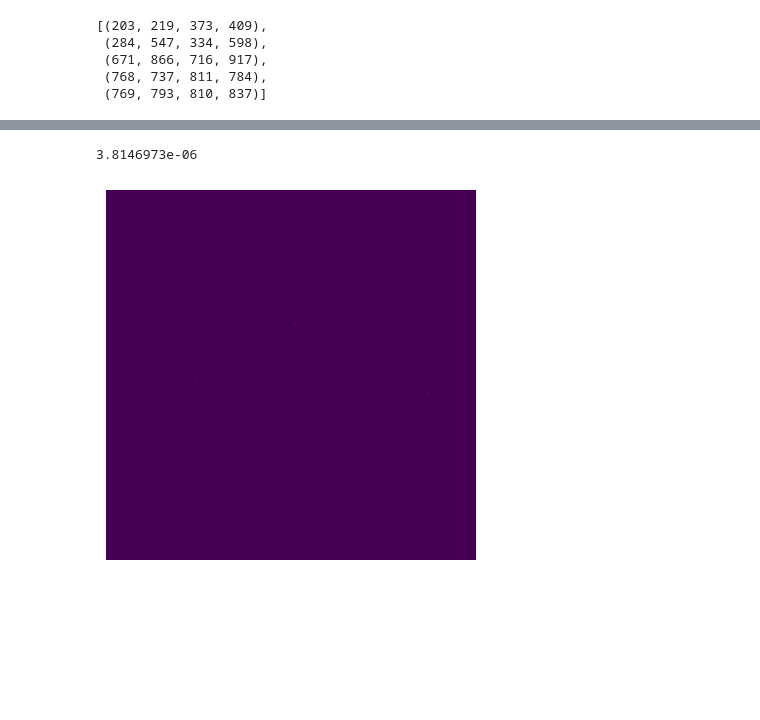
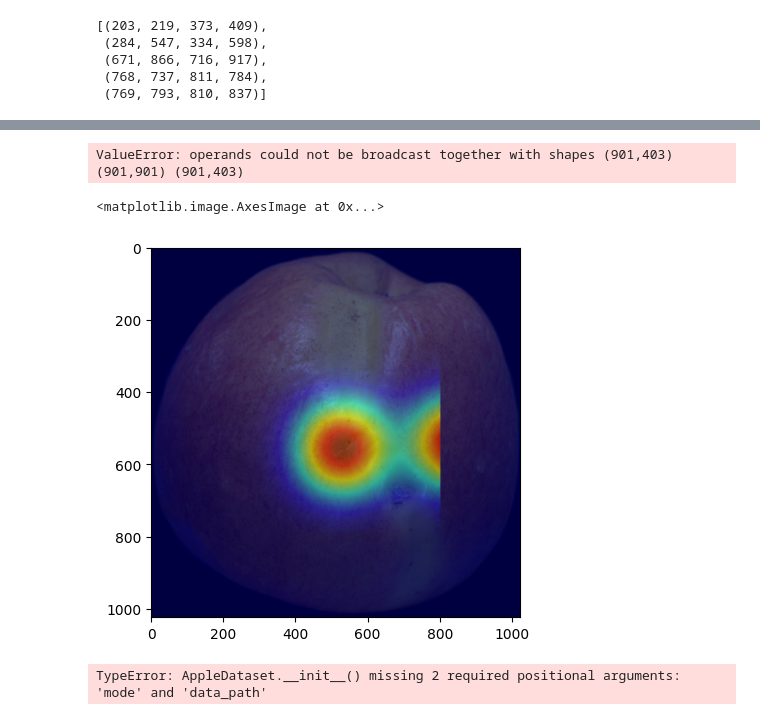
Before and after one commit to nbngochan/gaussian-apple, a Jupyter notebook: visualize.ipynb, the cells around one changed output, grey strips where cells are left out. Saved outputs shown, nothing was run; the diff lists cells and outputs as text; code cells hidden in the pictures; blank space fills up the shorter version.

```diff
--- a/visualize.ipynb
+++ b/visualize.ipynb
@@ -116,5 +124,5 @@ plt.show()
 # %%
-def get_density_map(image_name='23945062_20211025_201041_669.jpg', factor=3):
+def get_density_map(image_name='23945062_20211025_200907_668.jpg', factor=10):
 
     # Load image, init density map, get coords etc.
     image = cv2.imread(f'{IMAGE_FOLDER}{image_name}')
@@ -128,23 +136,30 @@ def get_density_map(image_name='23945062_20211025_201041_669.jpg', factor=3):
         h = y2 - y1
 
         # Create 2D kernel
-        kernel_size = (h, w)
-
-        kernel = quartic(kernel_size)
+        kernel = triweight(max(h, w), factor)
+        if h > w:
+            kernel = kernel[:, :w]
+        else:
+            kernel = kernel[:h, :]
 
         # Apply kernel to density map
         density_map[y1:y2, x1:x2] += kernel
 
 
     # Overlay the density_map heatmap in the original image
-    print(np.mean(density_map))
     overlay = colormap(density_map, image)
-    plt.axis('off')
-    plt.imshow(density_map)
+    # plt.axis('off')
+    # plt.imshow(overlay)
 
     return overlay
 # %%
-quartic_kernel = get_density_map('23945062_20211104_125044_108.jpg')
+quartic_kernel = get_density_map('23945062_20211025_200907_668.jpg', factor=6)
 # %% [output]
-3.8146973e-06
+ValueError: operands could not be broadcast together with shapes (901,403) (901,901) (901,403)
-[figure, removed]
+# %%
+triweight_kernel = get_density_map('23945062_20211025_200907_668.jpg', factor=11)
+# %%
+plt.imshow(triweight_kernel)
+# %% [output]
+<matplotlib.image.AxesImage at 0x...>
+[figure, added]
@@ -150,0 +389,4 @@ quartic_kernel = get_density_map('23945062_20211104_125044_108.jpg')
+# %%
+data = AppleDataset()
+# %% [output]
+TypeError: AppleDataset.__init__() missing 2 required positional arguments: 'mode' and 'data_path'
```
Also changed, not shown: parts of 15 cells of this notebook, 2 other files.
